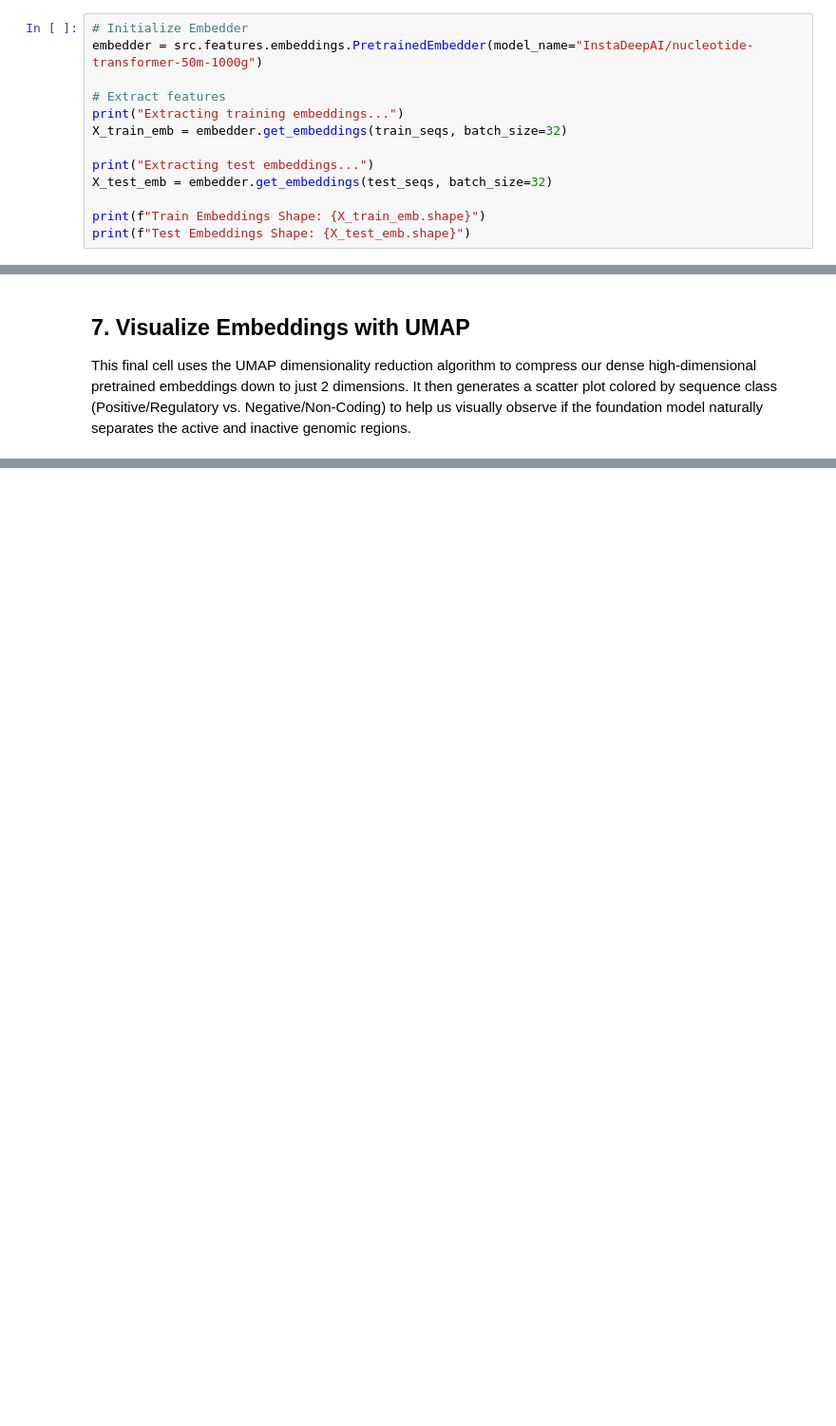
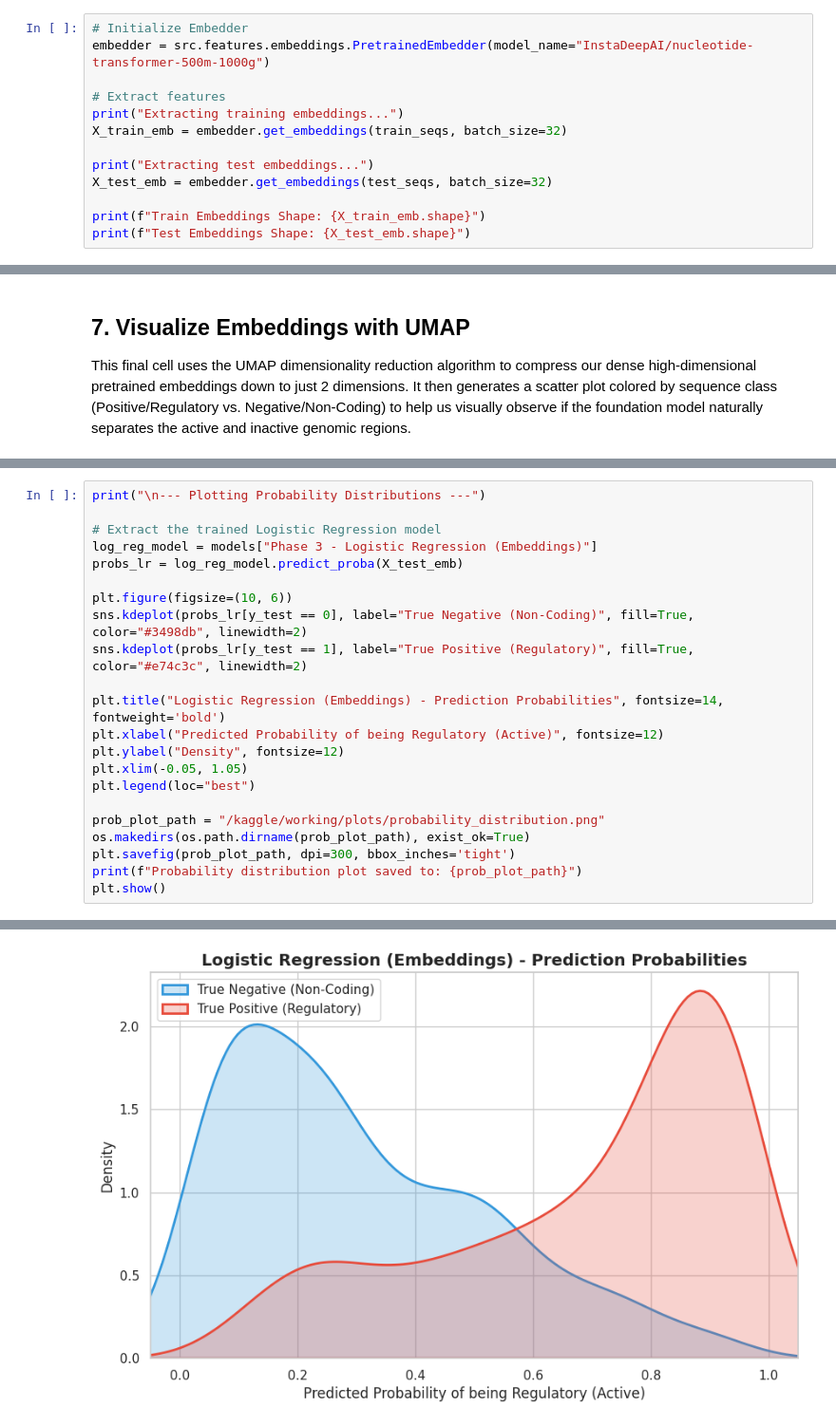
Before and after one commit to PxA-Labs/interpretable-regulatory-genomics, a Jupyter notebook: notebook/phase3_pretrained_embeddings.ipynb, the cells around one changed output, grey strips where cells are left out. Shown at 95% size. Saved outputs shown, nothing was run; the diff lists cells and outputs as text; blank space fills up the shorter version.

Commit message:
chore: sync phase 3 changes

```diff
--- a/notebook/phase3_pretrained_embeddings.ipynb
+++ b/notebook/phase3_pretrained_embeddings.ipynb
@@ -175,7 +212,7 @@ print(f"Test size: {len(test_seqs)}")
 This cell instantiates our `PretrainedEmbedder` to download the `Nucleotide Transformer 50M` weights from HuggingFace and processes the raw DNA strings in batches to generate deep multidimensional feature vectors. *(Ensure GPU T4 and Internet are enabled in Kaggle Settings).*
 # %%
 # Initialize Embedder
-embedder = src.features.embeddings.PretrainedEmbedder(model_name="InstaDeepAI/nucleotide-transformer-50m-1000g")
+embedder = src.features.embeddings.PretrainedEmbedder(model_name="InstaDeepAI/nucleotide-transformer-500m-1000g")
 
 # Extract features
 print("Extracting training embeddings...")
@@ -290,0 +378,23 @@ plt.show()
+# %%
+print("\n--- Plotting Probability Distributions ---")
+
+# Extract the trained Logistic Regression model
+log_reg_model = models["Phase 3 - Logistic Regression (Embeddings)"]
+probs_lr = log_reg_model.predict_proba(X_test_emb)
+
+plt.figure(figsize=(10, 6))
+sns.kdeplot(probs_lr[y_test == 0], label="True Negative (Non-Coding)", fill=True, color="#3498db", linewidth=2)
+sns.kdeplot(probs_lr[y_test == 1], label="True Positive (Regulatory)", fill=True, color="#e74c3c", linewidth=2)
+
+plt.title("Logistic Regression (Embeddings) - Prediction Probabilities", fontsize=14, fontweight='bold')
+plt.xlabel("Predicted Probability of being Regulatory (Active)", fontsize=12)
+plt.ylabel("Density", fontsize=12)
+plt.xlim(-0.05, 1.05)
+plt.legend(loc="best")
+
+prob_plot_path = "/kaggle/working/plots/probability_distribution.png"
+os.makedirs(os.path.dirname(prob_plot_path), exist_ok=True)
+plt.savefig(prob_plot_path, dpi=300, bbox_inches='tight')
+print(f"Probability distribution plot saved to: {prob_plot_path}")
+plt.show()
+# %% [output]
@@ -290,0 +403 @@ plt.show()
+[figure, added]
```
Also changed, not shown: parts of 14 cells of this notebook, 13 other files.
